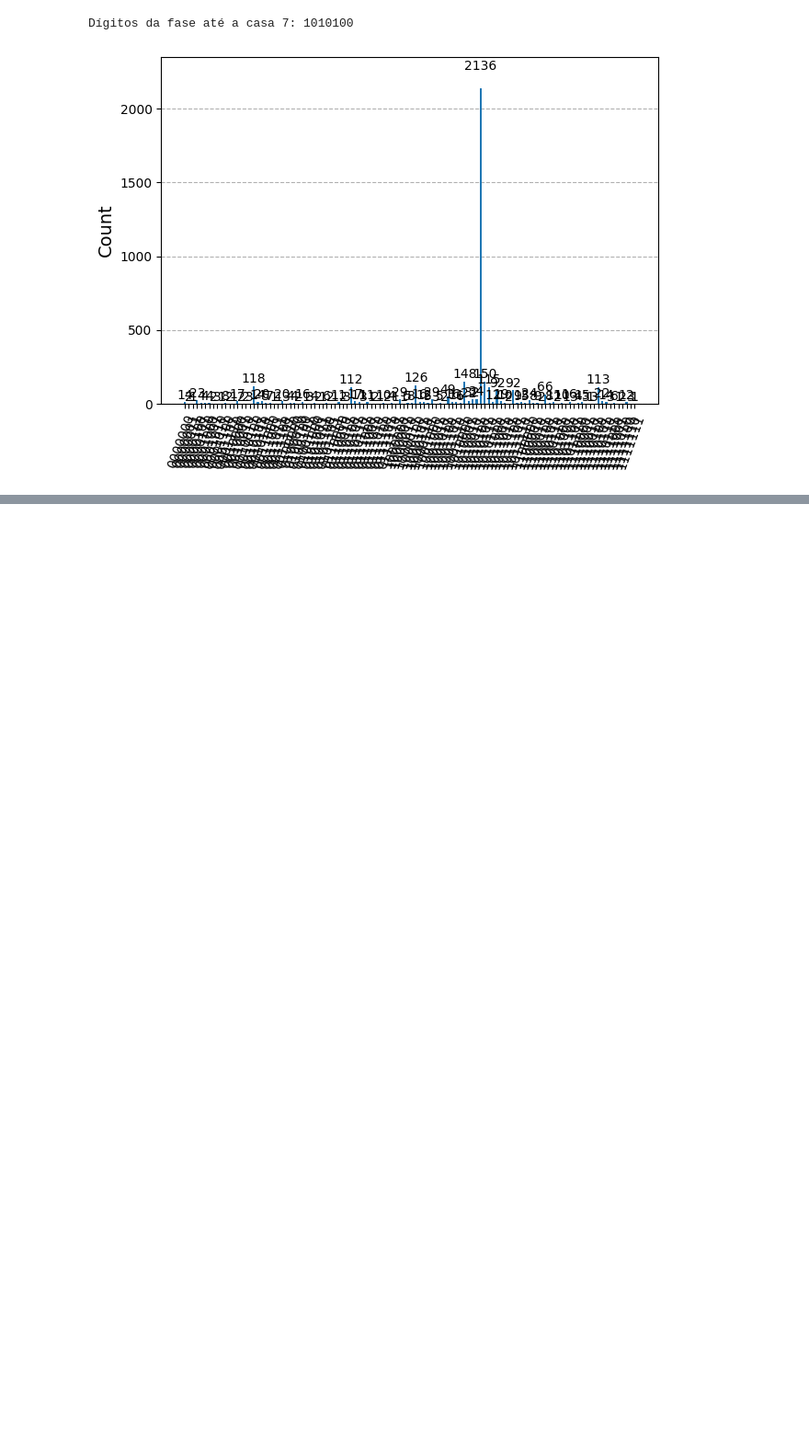
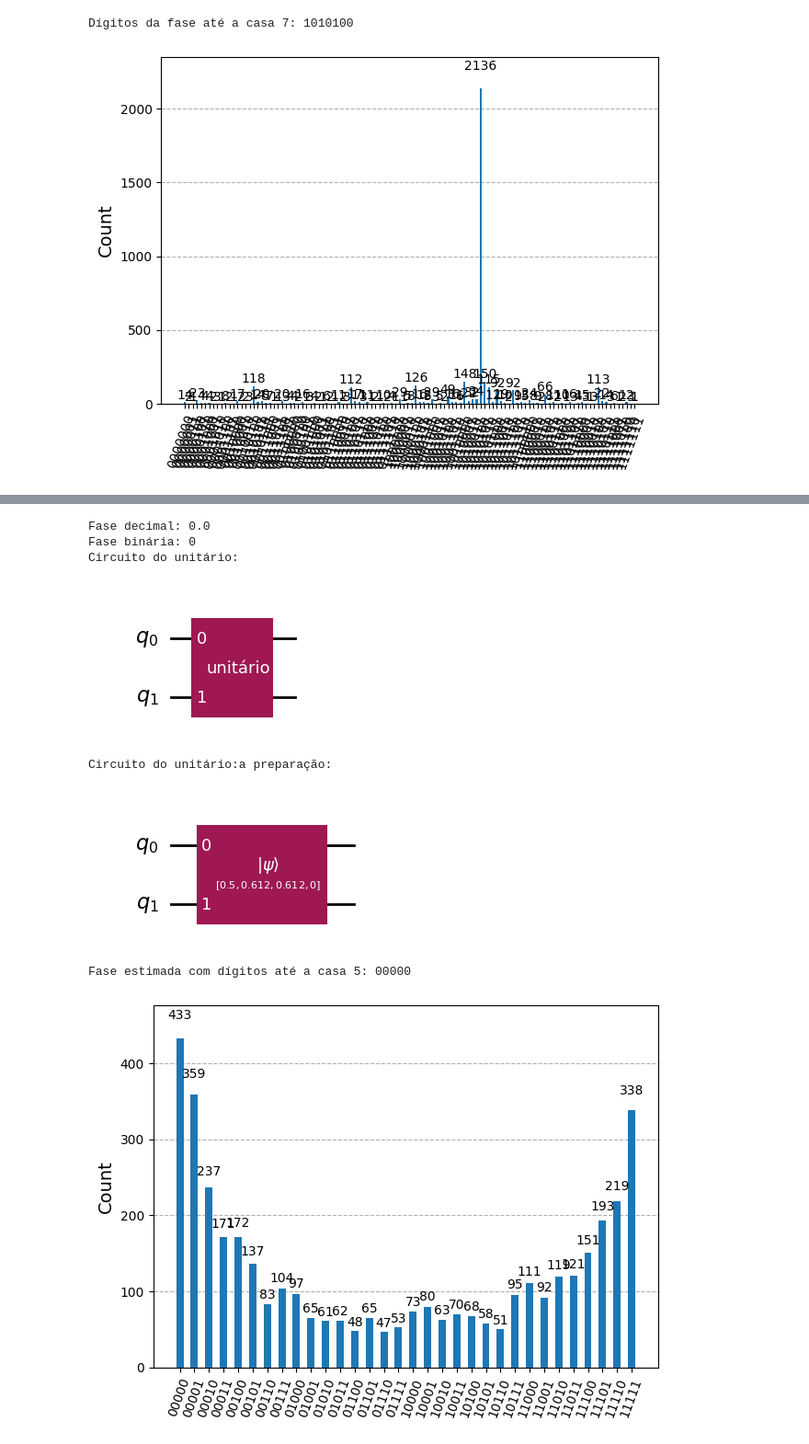
Before and after one commit to LucioFassarella/Qiskit, a Jupyter notebook: Qiskit_EstimativaFase.ipynb, the cells around one changed output, grey strips where cells are left out. Shown at 92% size. Saved outputs shown, nothing was run; the diff lists cells and outputs as text; code cells hidden in the pictures; blank space fills up the shorter version.

```diff
--- a/Qiskit_EstimativaFase.ipynb
+++ b/Qiskit_EstimativaFase.ipynb
@@ -393,0 +505,64 @@ Dígitos da fase até a casa 7: 1010100
+# %%
+'''
+Teste em 3D
+    Input: matriz unitária real 3 x 3 (isometria: rotação ou reflexão)
+    >>>>>  Possui autovalor 1, associado a um vetor invariante.
+'''
+
+# Entrada
+fase = 0.
+print(f"Fase decimal: {fase}")
+print(f"Fase binária: {decimal_to_binary(fase)}")
+
+# Circuito do unitário
+import qiskit.quantum_info as qi
+
+R_operador = qi.Operator(R_matriz)
+
+qc_unitario = QuantumCircuit(2)
+qc_unitario.unitary(R_operador, [0,1], label = "unitário")
+print("Circuito do unitário:")
+display(qc_unitario.draw('mpl'))
+
+# Circuito da preparação
+qc_preparacao = QuantumCircuit(2)
+qc_preparacao.initialize(u_vetor, [0,1])
+
+print("Circuito do unitário:a preparação:")
+display(qc_preparacao.draw('mpl'))
+
+# Informações adicionais
+num_qubits = 2
+num_qubits_aux = 5 # <-- Precisão em casas binárias: 'num_qubits_aux'
+shots = 2**12
+
+# Execução do algoritmo Estimativa de Fase
+resultado = EstimativaFase(qc_unitario, qc_preparacao, num_qubits, num_qubits_aux, shots, backend = None)
+
+# # Print do resultado:
+# print("Resultado:")
+# display(resultado)
+
+# Identificação da fase:
+keys = resultado.keys()
+fase_estimada = '0'
+counts = 0
+for key in keys:
+    resultado_key = resultado[key]
+    if resultado_key > counts:
+        fase_estimada = key
+        counts = resultado_key
+
+print(f"Fase estimada com dígitos até a casa {num_qubits_aux}: {fase_estimada}")
+
+# Plotagem do histograma
+plot_histogram(resultado)
+# %% [output]
+Fase decimal: 0.0
+Fase binária: 0
+Circuito do unitário:
+[figure, added]
+Circuito do unitário:a preparação:
+[figure, added]
+Fase estimada com dígitos até a casa 5: 00000
+[figure, added]
```
Also changed, not shown: parts of 7 cells of this notebook.
